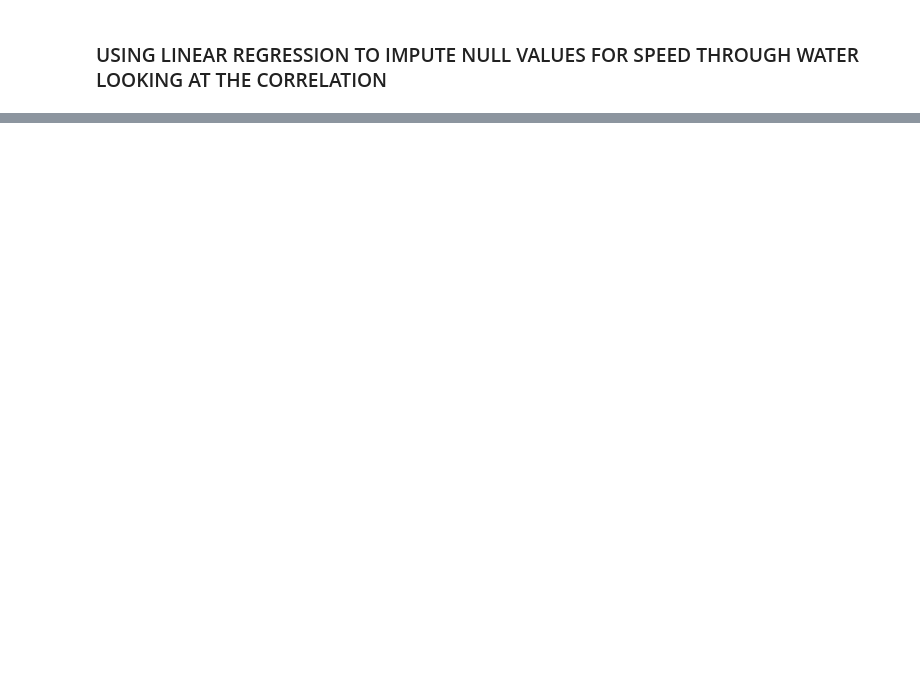
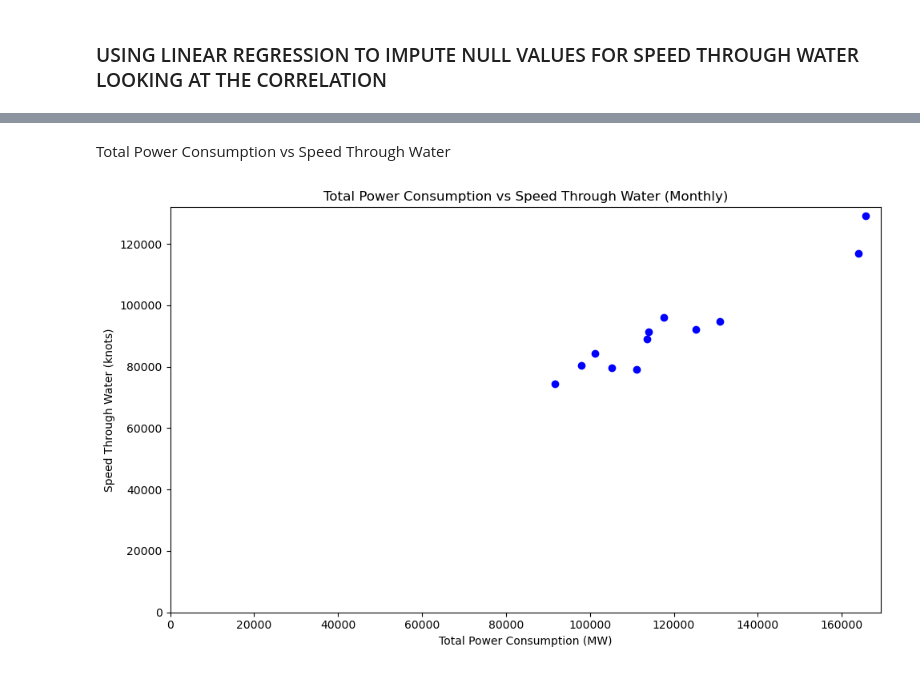
Before and after one commit to keertisuryawanshi/Feet_Energy_Analysis, a Jupyter notebook: TUI_Cruises.ipynb, the cells around one changed output, grey strips where cells are left out. Saved outputs shown, nothing was run; the diff lists cells and outputs as text; code cells hidden in the pictures; blank space fills up the shorter version.

```diff
--- a/TUI_Cruises.ipynb
+++ b/TUI_Cruises.ipynb
@@ -89,0 +259,47 @@ df1.to_excel('vessel1_data.xlsx', index = False)
+# %% [markdown]
+Total Power Consumption vs Speed Through Water
+# %%
+# Group the data by month to aggregate the total power consumption and speed through water for each month
+df1['Month'] = df1['Start Time'].dt.to_period('M')
+
+# Calculate the total power consumption components for Vessel 1
+df1['Total Galley Power (MW)'] = df1[['Power Galley 1 (MW)', 'Power Galley 2 (MW)']].sum(axis=1)
+df1['Total HVAC Chiller Power (MW)'] = df1[['HVAC Chiller 1 Power (MW)', 'HVAC Chiller 2 Power (MW)', 'HVAC Chiller 3 Power (MW)']].sum(axis=1)
+df1['Total Bow Thruster Power (MW)'] = df1[['Bow Thruster 1 Power (MW)', 'Bow Thruster 2 Power (MW)', 'Bow Thruster 3 Power (MW)']].sum(axis=1)
+df1['Total Stern Thruster Power (MW)'] = df1[['Stern Thruster 1 Power (MW)', 'Stern Thruster 2 Power (MW)']].sum(axis=1)
+
+# Calculate total power consumption
+df1['Total Power Consumption (MW)'] = df1['Total Galley Power (MW)'] + \
+                                              df1['Power Service (MW)'] + \
+                                              df1['Total HVAC Chiller Power (MW)'] + \
+                                              df1['Propulsion Power (MW)'] + \
+                                              df1['Scrubber Power (MW)'] + \
+                                              df1['Total Bow Thruster Power (MW)'] + \
+                                              df1['Total Stern Thruster Power (MW)']
+
+# Group the data by month to aggregate the total power consumption and speed through water for each month
+monthly_data = df1.groupby('Month').agg({
+    'Total Power Consumption (MW)': 'sum',
+    'Speed Through Water (knots)': 'sum'  # Assuming you want the average speed through water
+}).reset_index()
+
+# Create a scatter plot
+plt.figure(figsize=(10, 6))
+
+# Scatter plot of Total Power Consumption vs Speed Through Water
+plt.scatter(monthly_data['Total Power Consumption (MW)'], monthly_data['Speed Through Water (knots)'], color='blue')
+
+# Set x-axis and y-axis to start at 0
+plt.xlim(0, None)
+plt.ylim(0, None)
+
+# Add labels and title
+plt.xlabel('Total Power Consumption (MW)')
+plt.ylabel('Speed Through Water (knots)')
+plt.title('Total Power Consumption vs Speed Through Water (Monthly)')
+
+# Show the plot
+plt.tight_layout()
+plt.show()
+# %% [output]
+[figure, added]
```
Also changed, not shown: parts of 61 cells of this notebook.
